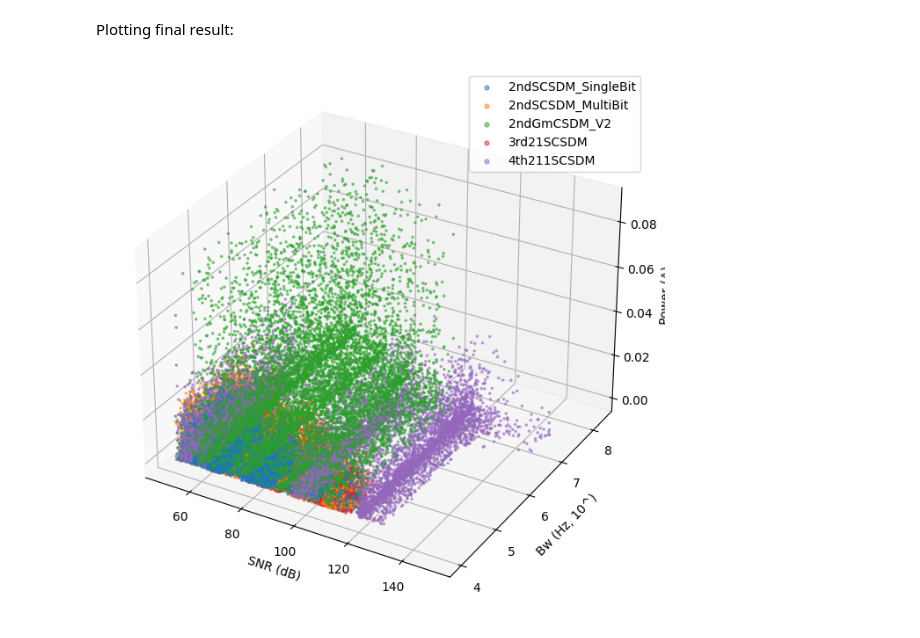
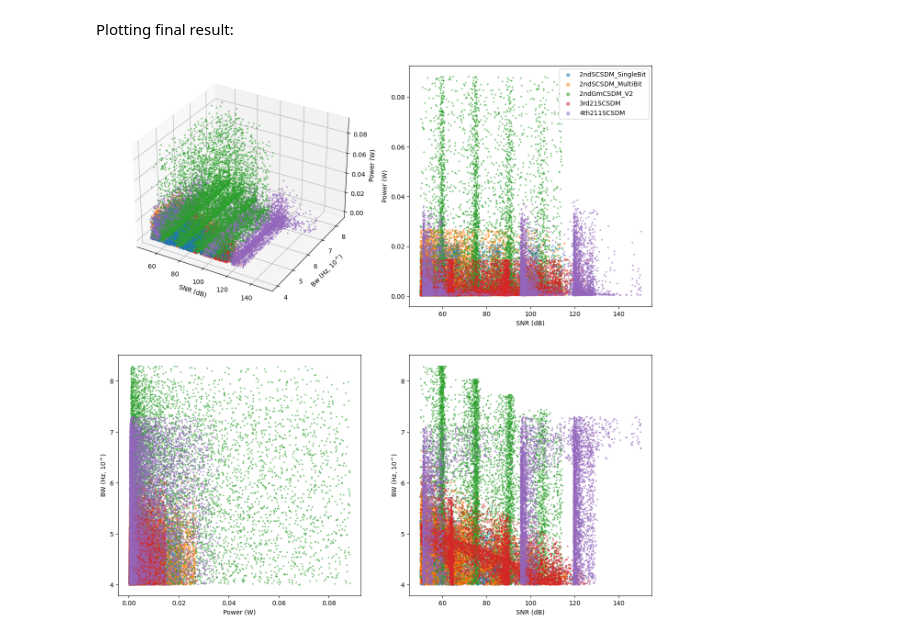
Before and after one commit to PabMM/AIHUB, a Jupyter notebook: DATASETS/process_DS copy.ipynb, the cells around one changed output. Drawn from its saved outputs; the diff is of its cells as text; code cells hidden in the pictures.

```diff
--- a/DATASETS/process_DS copy.ipynb
+++ b/DATASETS/process_DS copy.ipynb
@@ -271,34 +271,62 @@ Plotting final result:
 # %%
 import matplotlib.pyplot as plt
 import seaborn as sns
 import numpy as np
 
-fig = plt.figure(figsize=(8, 8))
-ax = fig.add_subplot(111, projection='3d')
+fig = plt.figure(figsize=(15, 15))
+ax = fig.add_subplot(221, projection='3d')
 
 # Create a color palette for the categories
 palette = sns.color_palette(n_colors=len(df_total['Category'].unique()))
 
 # Plot each category separately with a legend
 for i, cat in enumerate(df_total['Category'].unique()):
     subset = df_total[df_total['Category'] == cat]
     ax.scatter(subset['SNR'], np.log10(subset['Bw']), subset['Power'], label=cat, c=[palette[i]], s=10, alpha=0.5, marker='.')
 
 # Set axis labels
 ax.set_xlabel('SNR (dB)')
 ax.set_ylabel('Bw (Hz, 10^)')
-ax.set_zlabel('Power (A)')
+ax.set_zlabel('Power (W)')
+
+ax2 = fig.add_subplot(224)
+
+for i, cat in enumerate(df_total['Category'].unique()):
+    subset = df_total[df_total['Category'] == cat]
+    ax2.scatter(subset['SNR'], np.log10(subset['Bw']), label=cat, c=[palette[i]], s=10, alpha=0.5, marker='.')
+
+ax2.set_xlabel('SNR (dB)')
+ax2.set_ylabel('BW (Hz, 10^)')
+
+ax3 = fig.add_subplot(223)
+
+for i, cat in enumerate(df_total['Category'].unique()):
+    subset = df_total[df_total['Category'] == cat]
+    ax3.scatter(subset['Power'], np.log10(subset['Bw']), label=cat, c=[palette[i]], s=10, alpha=0.5, marker='.')
+
+ax3.set_xlabel('Power (W)')
+ax3.set_ylabel('BW (Hz, 10^)')
+
+ax4 = fig.add_subplot(222)
+
+for i, cat in enumerate(df_total['Category'].unique()):
+    subset = df_total[df_total['Category'] == cat]
+    ax4.scatter(subset['SNR'], subset['Power'], label=cat, c=[palette[i]], s=10, alpha=0.5, marker='.')
+
+ax4.set_xlabel('SNR (dB)')
+ax4.set_ylabel('Power (W)')
+
 
 # Add a legend
-legend = ax.legend()
+legend = ax4.legend()
 for handle in legend.legend_handles:
-    handle.set_sizes([50])
+    handle.set_sizes([100])
 
 
 # Save the plot
-plt.savefig('total_dataset_V2.png')
+plt.savefig('total_dataset_V2_proj.png')
 
 # Show the plot
 plt.show()
 # %% [output]
-[figure, old version]
+[figure, new version]
```
Also changed, not shown: parts of 7 cells of this notebook, 1 other file.
